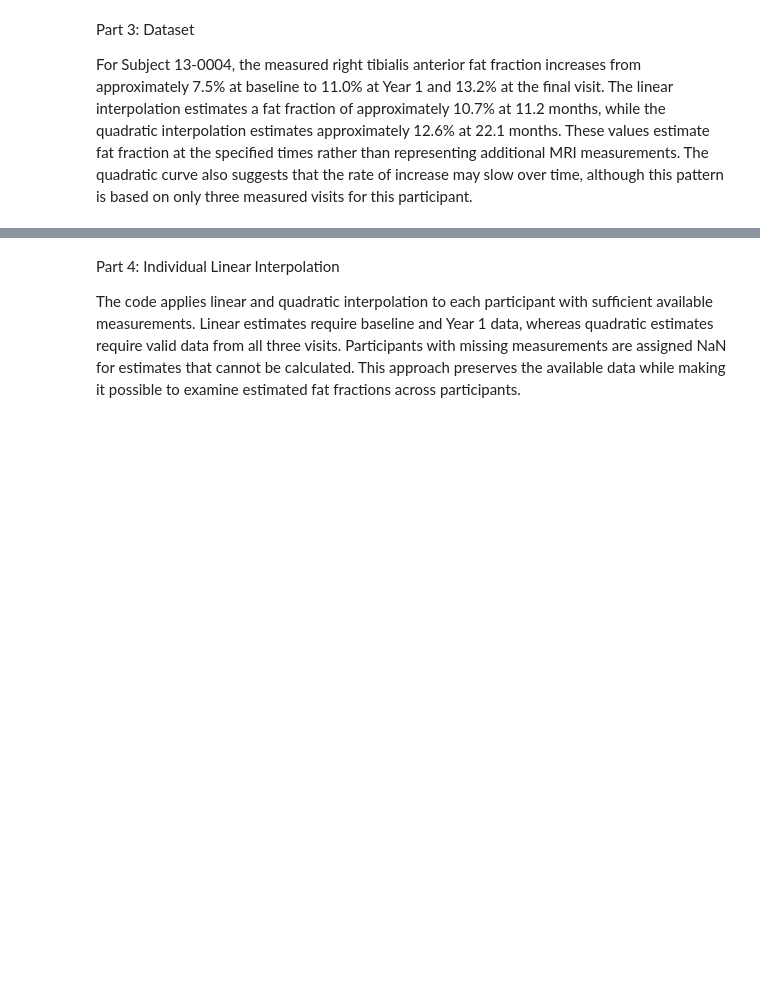
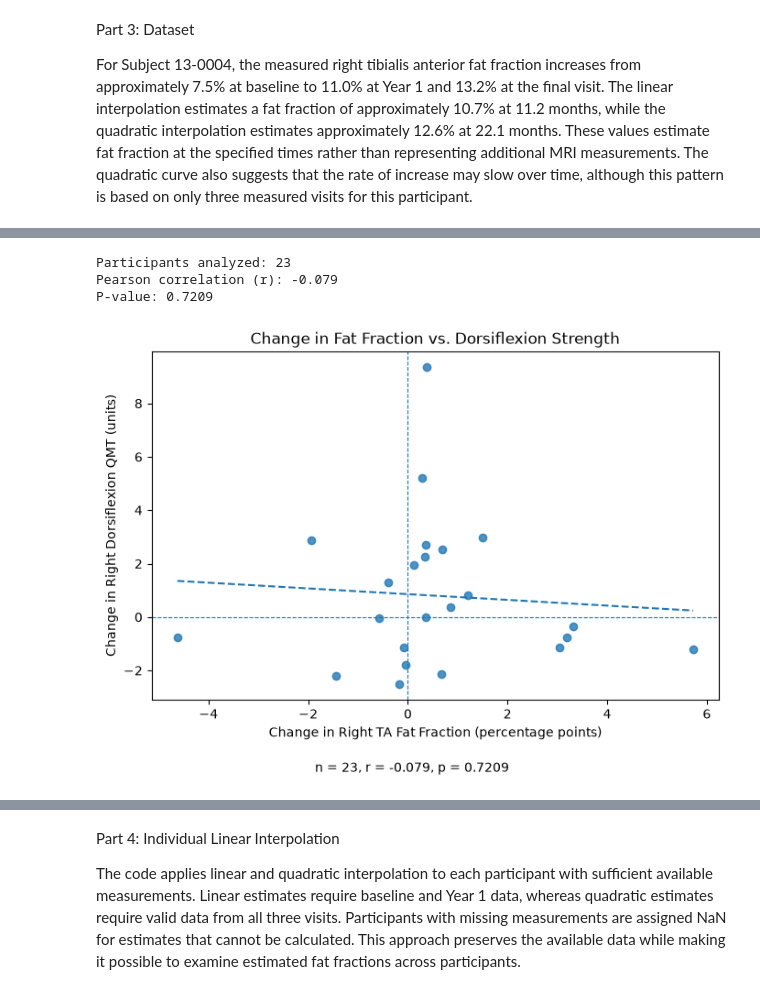
Before and after one commit to DestinySuarez/BME2315_Module_2, a Jupyter notebook: FSHD_MRI_data/FSHD_Module2_Project_CheckIn.ipynb, the cells around one changed output, grey strips where cells are left out. Cells and saved outputs as stored; diff of their text form; code cells hidden in the pictures; blank space fills up the shorter version.

```diff
--- a/FSHD_MRI_data/FSHD_Module2_Project_CheckIn.ipynb
+++ b/FSHD_MRI_data/FSHD_Module2_Project_CheckIn.ipynb
@@ -497,0 +474,13 @@ Have a Year 2 visit: 27
+# %%
+from pathlib import Path
+import pandas as pd
+import numpy as np
+import matplotlib.pyplot as plt
+from scipy.interpolate import interp1d
+
+DATA_FILE = Path("../Module2_FSHD_Dataset.csv")
+df = pd.read_csv(DATA_FILE)
+
+print("Dataset shape:", df.shape)
+print("Number of participants:", df["subject_id"].nunique())
+df.head()
@@ -497,0 +719,56 @@ Have a Year 2 visit: 27
+# %%
+from scipy.stats import pearsonr
+
+# Test the relationship between changes in fat fraction and QMT
+r, p_value = pearsonr(
+    paired_final["delta_ff"],
+    paired_final["delta_qmt"]
+)
+
+print(f"Participants analyzed: {len(paired_final)}")
+print(f"Pearson correlation (r): {r:.3f}")
+print(f"P-value: {p_value:.4f}")
+# %% [output]
+Participants analyzed: 23
+Pearson correlation (r): -0.079
+P-value: 0.7209
+# %%
+plt.figure(figsize=(7, 5))
+
+plt.scatter(
+    paired_final["delta_ff"],
+    paired_final["delta_qmt"],
+    alpha=0.8
+)
+
+m, b = np.polyfit(
+    paired_final["delta_ff"],
+    paired_final["delta_qmt"],
+    1
+)
+
+x_line = np.linspace(
+    paired_final["delta_ff"].min(),
+    paired_final["delta_ff"].max(),
+    100
+)
+
+plt.plot(x_line, m * x_line + b, linestyle="--")
+
+plt.axhline(0, linewidth=0.8, linestyle="--")
+plt.axvline(0, linewidth=0.8, linestyle="--")
+
+plt.xlabel("Change in Right TA Fat Fraction (percentage points)")
+plt.ylabel("Change in Right Dorsiflexion QMT (units)")
+plt.title("Change in Fat Fraction vs. Dorsiflexion Strength")
+
+plt.figtext(
+    0.5, 0.01,
+    f"n = {len(paired_final)}, r = {r:.3f}, p = {p_value:.4f}",
+    ha="center"
+)
+
+plt.tight_layout(rect=[0, 0.05, 1, 1])
+plt.show()
+# %% [output]
+[figure, added]
```
Also changed, not shown: parts of 21 cells of this notebook.
